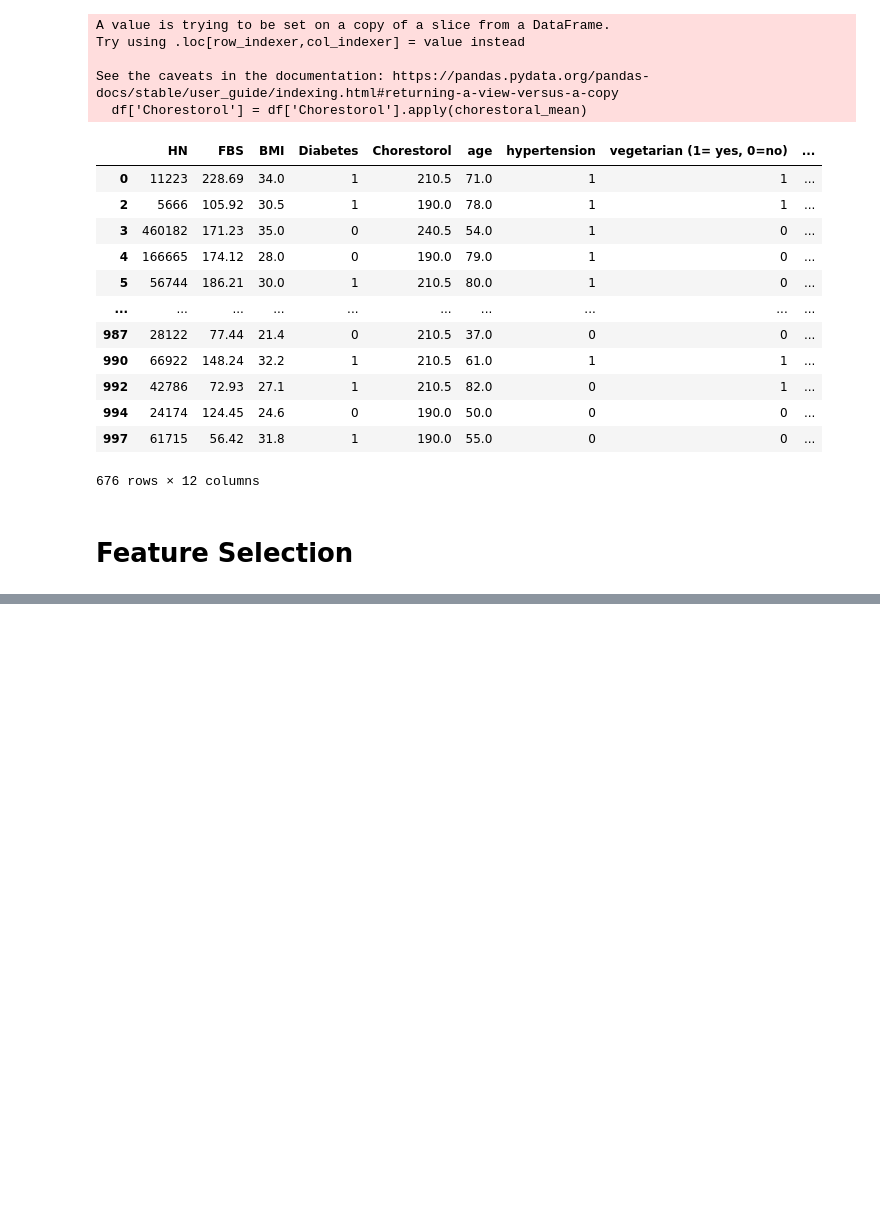
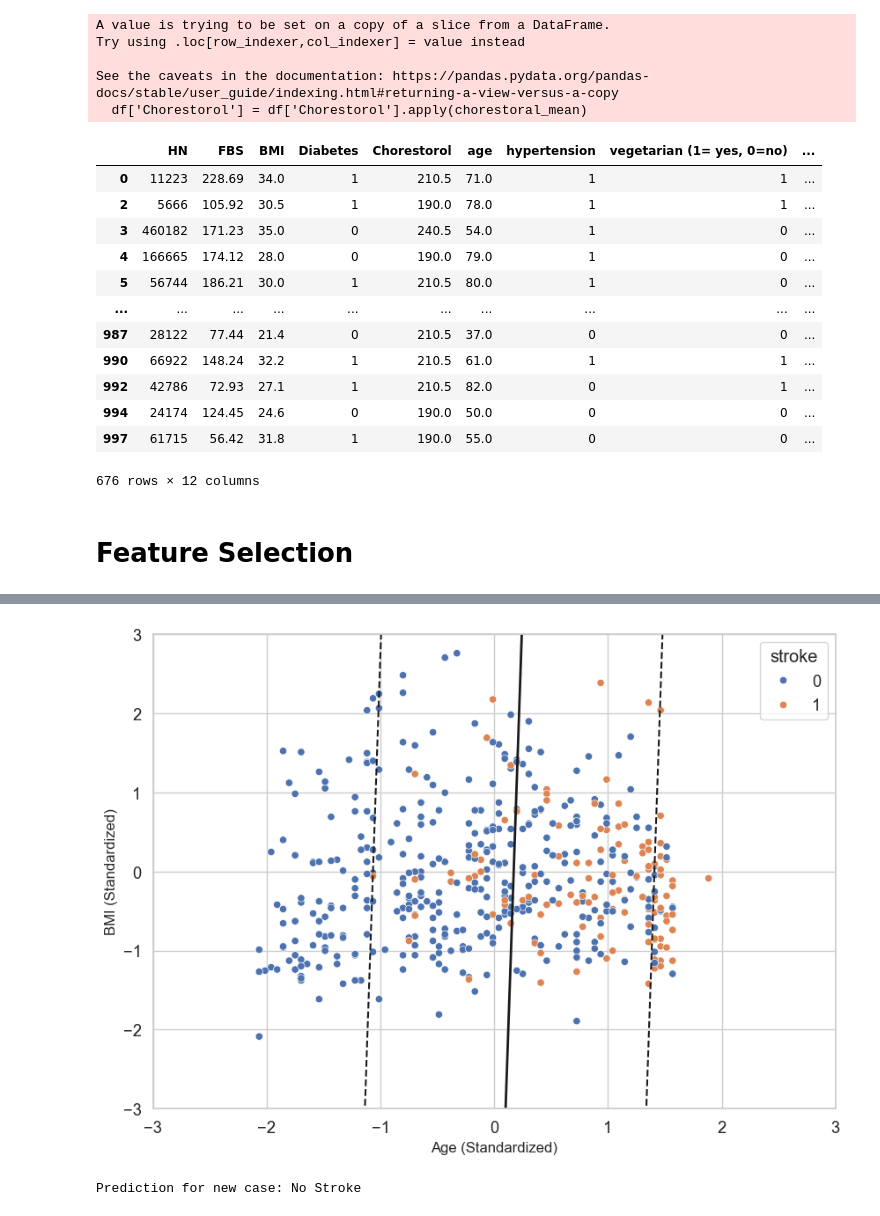
Before and after one commit to virvid/uni-01418261-ai, a Jupyter notebook: svm-model.ipynb, the cells around one changed output, grey strips where cells are left out. Cells and saved outputs as stored; diff of their text form; code cells hidden in the pictures; blank space fills up the shorter version.

```diff
--- a/svm-model.ipynb
+++ b/svm-model.ipynb
@@ -114,0 +188,59 @@ x_train , x_test , y_train , y_test = train_test_split(x , y, test_size= 0.3 , r
+# %%
+import numpy as np
+import matplotlib.pyplot as plt
+import seaborn as sns
+from sklearn import svm
+
+X_viz = x_train_scaled[:, [4, 1]]
+y_viz = y_train
+
+mask = (X_viz[:, 0] < 3) & (X_viz[:, 0] > -3) & (X_viz[:, 1] < 3) & (X_viz[:, 1] > -3)
+X_plot, y_plot = X_viz[mask], y_viz[mask]
+
+viz_model = svm.SVC(kernel='linear', C=0.01, class_weight='balanced')
+viz_model.fit(X_plot, y_plot)
+
+w = viz_model.coef_[0]
+a = -w[0] / w[1]
+xx = np.linspace(-3, 3)
+yy = a * xx - (viz_model.intercept_[0]) / w[1]
+
+margin = 1 / np.sqrt(np.sum(viz_model.coef_ ** 2))
+yy_down = yy - np.sqrt(1 + a**2) * margin
+yy_up = yy + np.sqrt(1 + a**2) * margin
+
+plt.figure(figsize=(10, 7), facecolor='white')
+sns.set_style("whitegrid")
+
+sns.scatterplot(x=X_plot[:, 0], y=X_plot[:, 1], hue=y_plot,)
+
+plt.plot(xx, yy, 'k-', linewidth=2)
+plt.plot(xx, yy_down, 'k--')
+plt.plot(xx, yy_up, 'k--')
+
+plt.scatter(viz_model.support_vectors_[:, 0], viz_model.support_vectors_[:, 1],
+            s=120, facecolors='none', linewidths=1.2,)
+
+plt.xlim(-3, 3)
+plt.ylim(-3, 3)
+
+plt.xlabel("Age (Standardized)", fontsize=12)
+plt.ylabel("BMI (Standardized)", fontsize=12)
+plt.show()
+# %% [output]
+[figure, added]
+# %%
+def predict_stroke(patient_data):
+
+    patient_array = np.array(patient_data).reshape(1, -1)
+
+    scaled_patient = scaler.transform(patient_array)
+
+    prediction = grid.predict(scaled_patient)
+
+    return "Stroke" if prediction[0] == 1 else "No Stroke"
+
+new_case = [120.5, 30.2, 1, 180.0, 70, 1, 0, 1, 30, 1]
+print(f"Prediction for new case: {predict_stroke(new_case)}")
+# %% [output]
+Prediction for new case: No Stroke
```
Also changed, not shown: parts of 9 cells of this notebook.
